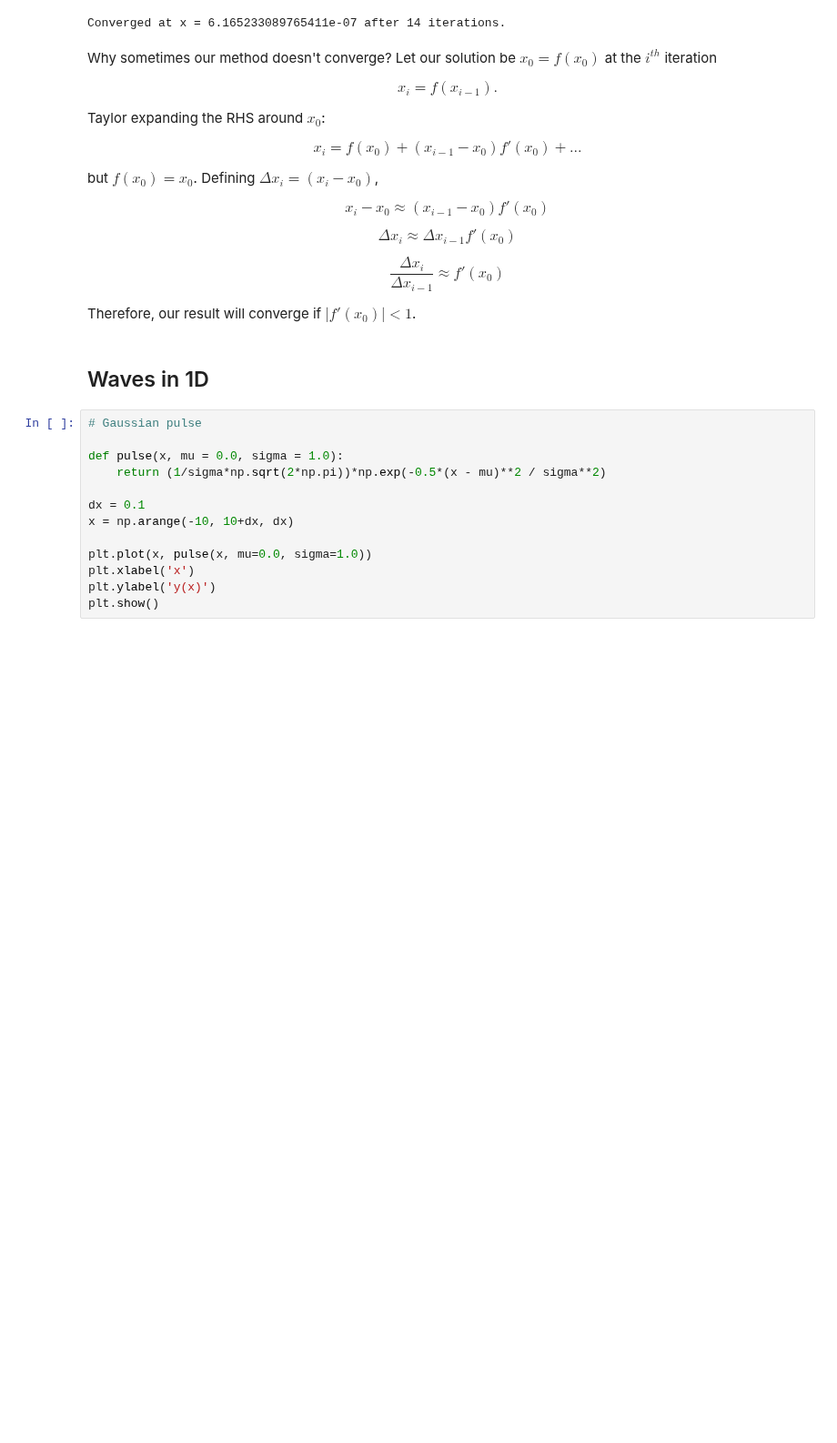
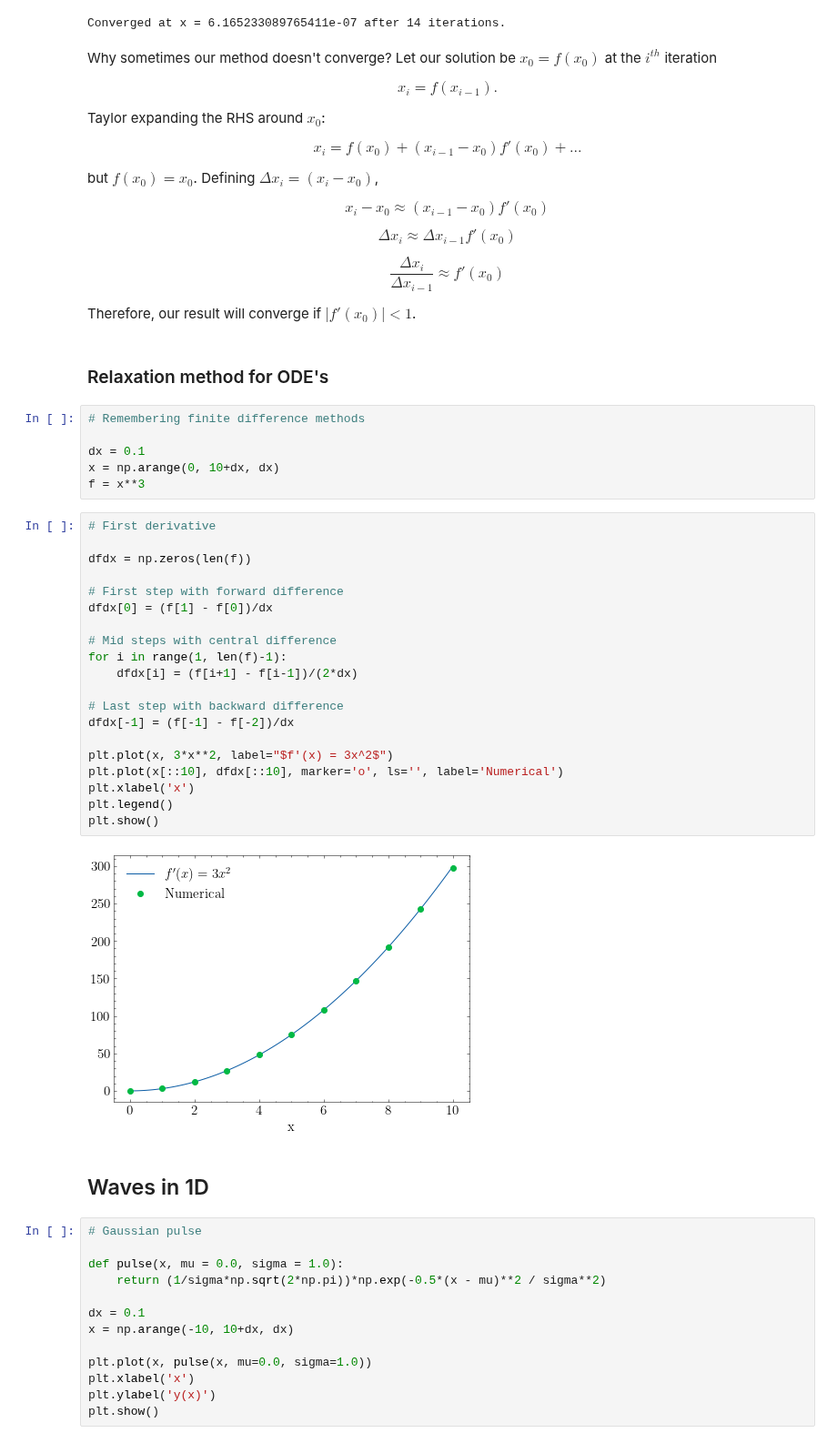
Before and after one commit to franklinzppa/fisica-computacional, a Jupyter notebook: Week 7 - Waves.ipynb, the cells around one changed output. Shown at 91% size. Cells and saved outputs as stored; diff of their text form; blank space fills up the shorter version.

```diff
--- a/week7.ipynb
+++ b/Week 7 - Waves.ipynb
@@ -132,6 +132,36 @@ x_i - x_0 \approx (x_{i-1} - x_0)f'(x_0)
 \end{equation}
 
 Therefore, our result will converge if $|f'(x_0)| < 1$.
+# %% [markdown]
+### Relaxation method for ODE's
+# %%
+# Remembering finite difference methods
+
+dx = 0.1
+x = np.arange(0, 10+dx, dx)
+f = x**3
+# %%
+# First derivative
+
+dfdx = np.zeros(len(f))
+
+# First step with forward difference
+dfdx[0] = (f[1] - f[0])/dx
+
+# Mid steps with central difference
+for i in range(1, len(f)-1):
+    dfdx[i] = (f[i+1] - f[i-1])/(2*dx)
+
+# Last step with backward difference
+dfdx[-1] = (f[-1] - f[-2])/dx
+
+plt.plot(x, 3*x**2, label="$f'(x) = 3x^2$")
+plt.plot(x[::10], dfdx[::10], marker='o', ls='', label='Numerical')
+plt.xlabel('x')
+plt.legend()
+plt.show()
+# %% [output]
+[figure, added]
 # %% [markdown]
 ## Waves in 1D
 # %%
```
Also changed, not shown: 1 other file.
